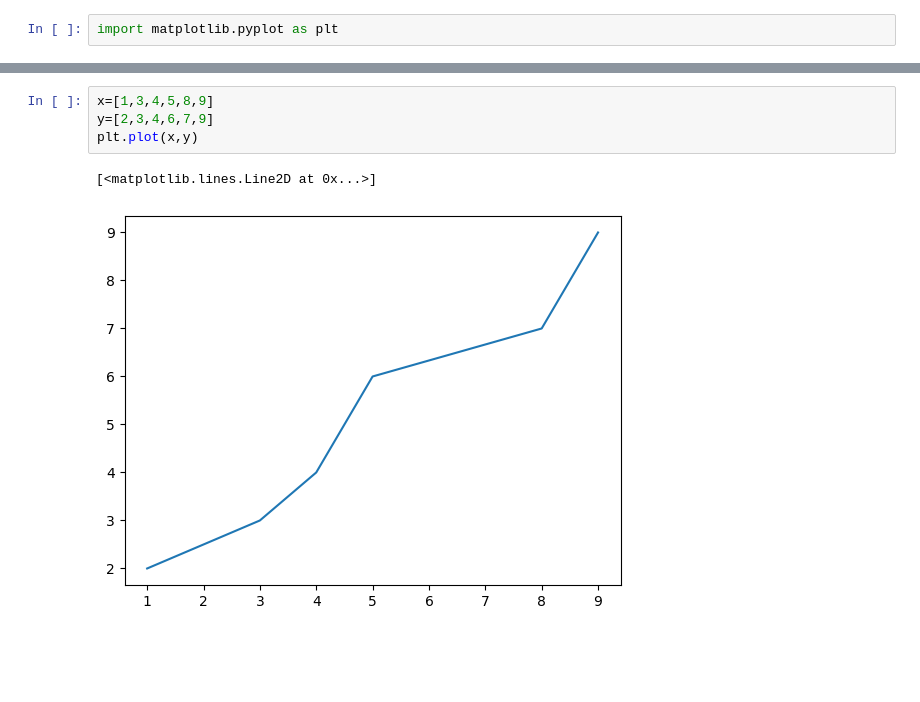
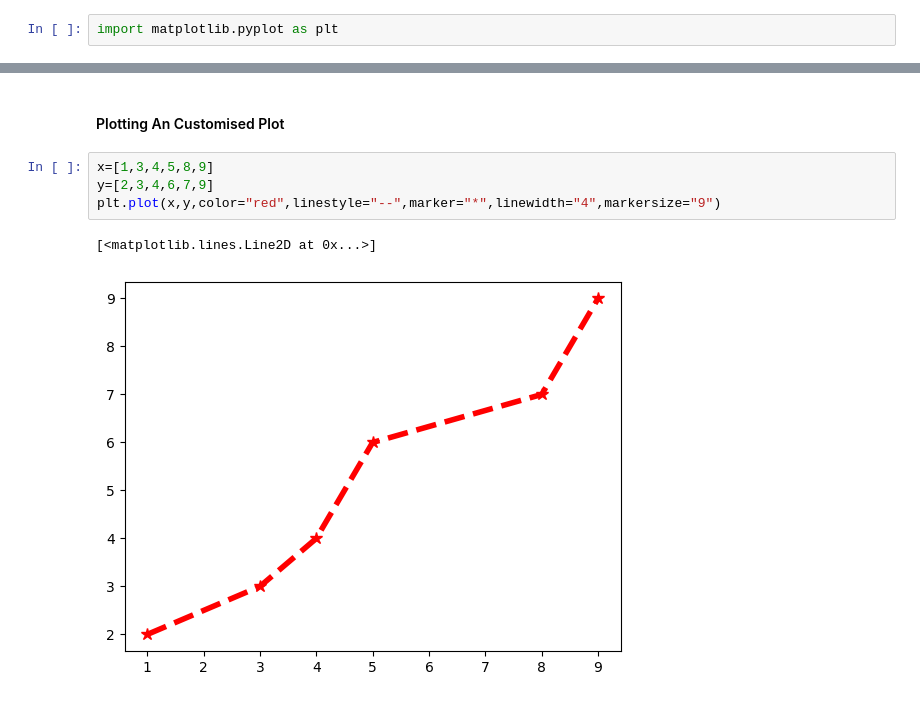
Before and after one commit to KaushalNaik02/Data-Analysis-With-Python-DS, a Jupyter notebook: 04-Data_visualization_Matplotlib.ipynb, the cells around one changed output, grey strips where cells are left out. Saved outputs shown, nothing was run; the diff lists cells and outputs as text; blank space fills up the shorter version.

Commit message:
Data Visualization

```diff
--- a/04-Data_visualization_Matplotlib.ipynb
+++ b/04-Data_visualization_Matplotlib.ipynb
@@ -5,7 +15,9 @@ import matplotlib.pyplot as plt
+# %% [markdown]
+#### Plotting An Customised Plot
 # %%
 x=[1,3,4,5,8,9]
 y=[2,3,4,6,7,9]
-plt.plot(x,y)
+plt.plot(x,y,color="red",linestyle="--",marker="*",linewidth="4",markersize="9")
 # %% [output]
 [<matplotlib.lines.Line2D at 0x...>]
-[figure, old version]
+[figure, new version]
```
Also changed, not shown: parts of 5 cells of this notebook.
